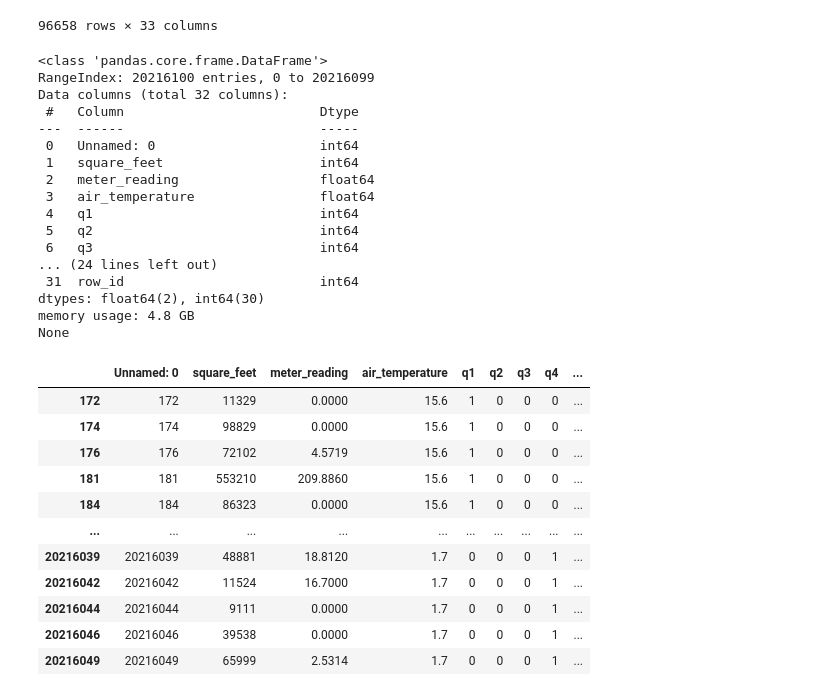
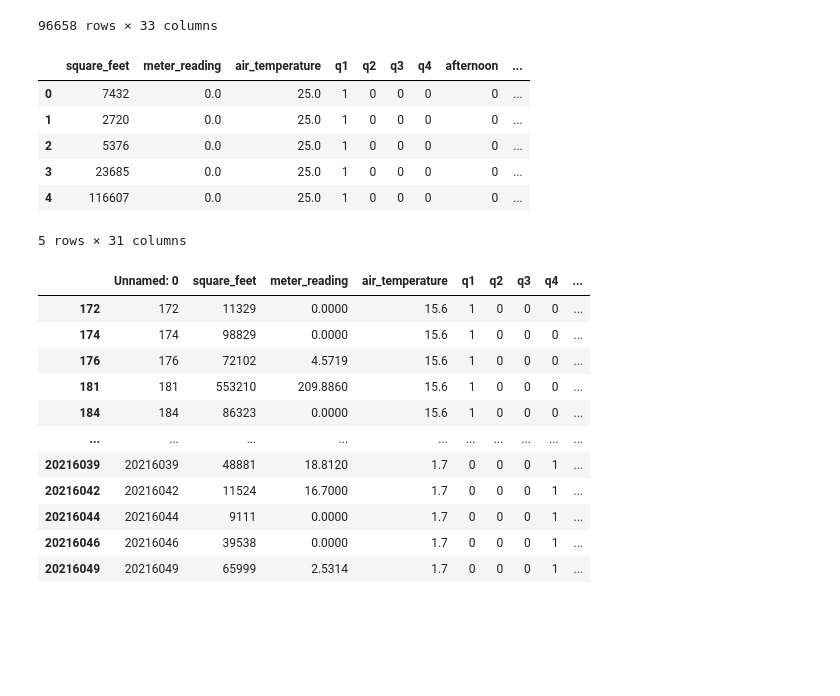
Before and after one commit to jtyrrell86/Capstone-2, a Jupyter notebook: EDA for Capstone 2.ipynb, the cells around one changed output. Saved outputs shown, nothing was run; the diff lists cells and outputs as text; code cells hidden in the pictures; blank space fills up the shorter version.

```diff
--- a/EDA for Capstone 2.ipynb
+++ b/EDA for Capstone 2.ipynb
@@ -848,25 +875,16 @@ for idx, val in test["air_temperature"]:
     combined_df.iloc(idx, 5) = val
 # %%
 cleaned_df = pd.read_csv("data/cleaned_df.csv")
-print(cleaned_df.info())
+cleaned_df = cleaned_df.head().drop("Unnamed: 0", axis=1)
+cleaned_df
 # %% [output]
+|  | square_feet | meter_reading | air_temperature | q1 | q2 | q3 | q4 | afternoon | ... |
+| 0 | 7432 | 0.0 | 25.0 | 1 | 0 | 0 | 0 | 0 | ... |
+| 1 | 2720 | 0.0 | 25.0 | 1 | 0 | 0 | 0 | 0 | ... |
+| 2 | 5376 | 0.0 | 25.0 | 1 | 0 | 0 | 0 | 0 | ... |
+| 3 | 23685 | 0.0 | 25.0 | 1 | 0 | 0 | 0 | 0 | ... |
+| 4 | 116607 | 0.0 | 25.0 | 1 | 0 | 0 | 0 | 0 | ... |
-<class 'pandas.core.frame.DataFrame'>
-RangeIndex: 20216100 entries, 0 to 20216099
-Data columns (total 32 columns):
- #   Column                         Dtype
----  ------                         -----
- 0   Unnamed: 0                     int64
- 1   square_feet                    int64
- 2   meter_reading                  float64
- 3   air_temperature                float64
- 4   q1                             int64
- 5   q2                             int64
- 6   q3                             int64
-... (24 lines left out)
- 31  row_id                         int64
-dtypes: float64(2), int64(30)
-memory usage: 4.8 GB
-None
+5 rows × 31 columns
 # %%
 cleaned_df[cleaned_df["chilledwater"] == 1]
 # %% [output]
```
Also changed, not shown: parts of 6 cells of this notebook, 6 other files.
